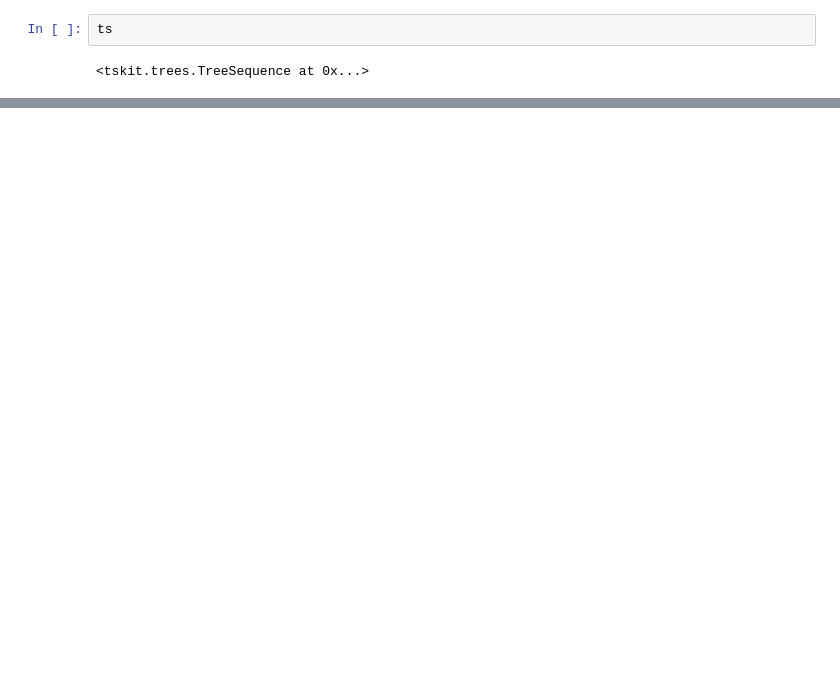
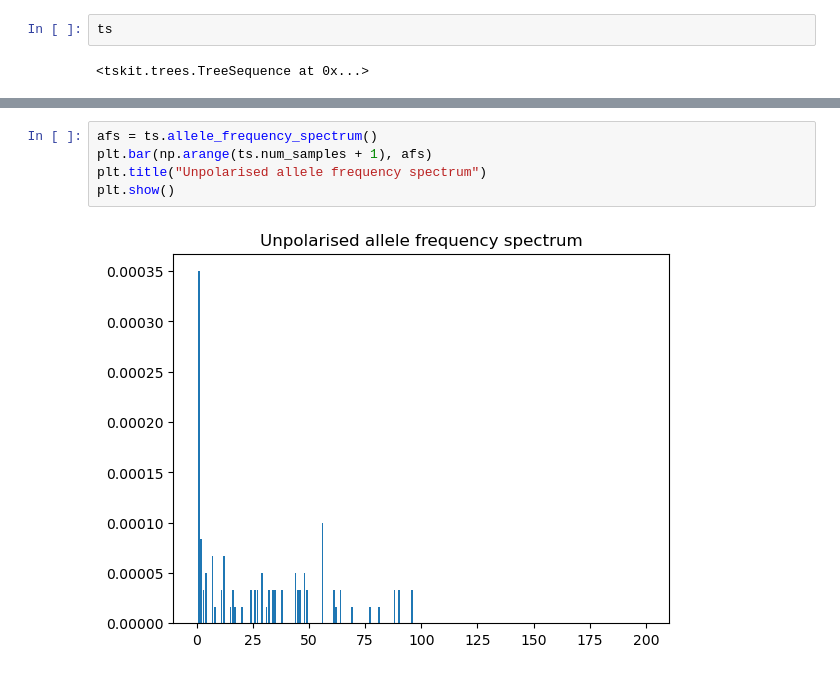
Before and after one commit to munch-group/davide-intern, a Jupyter notebook: notebooks/01_tsanalysis.ipynb, the cells around one changed output, grey strips where cells are left out. Cells and saved outputs as stored; diff of their text form; blank space fills up the shorter version.

```diff
--- a/notebooks/01_tsanalysis.ipynb
+++ b/notebooks/01_tsanalysis.ipynb
@@ -192,0 +246,7 @@ plt.plot(breakpoints / 1000, tmrca, "o")
+# %%
+afs = ts.allele_frequency_spectrum()
+plt.bar(np.arange(ts.num_samples + 1), afs)
+plt.title("Unpolarised allele frequency spectrum")
+plt.show()
+# %% [output]
+[figure, added]
```
Also changed, not shown: parts of 14 cells of this notebook.
